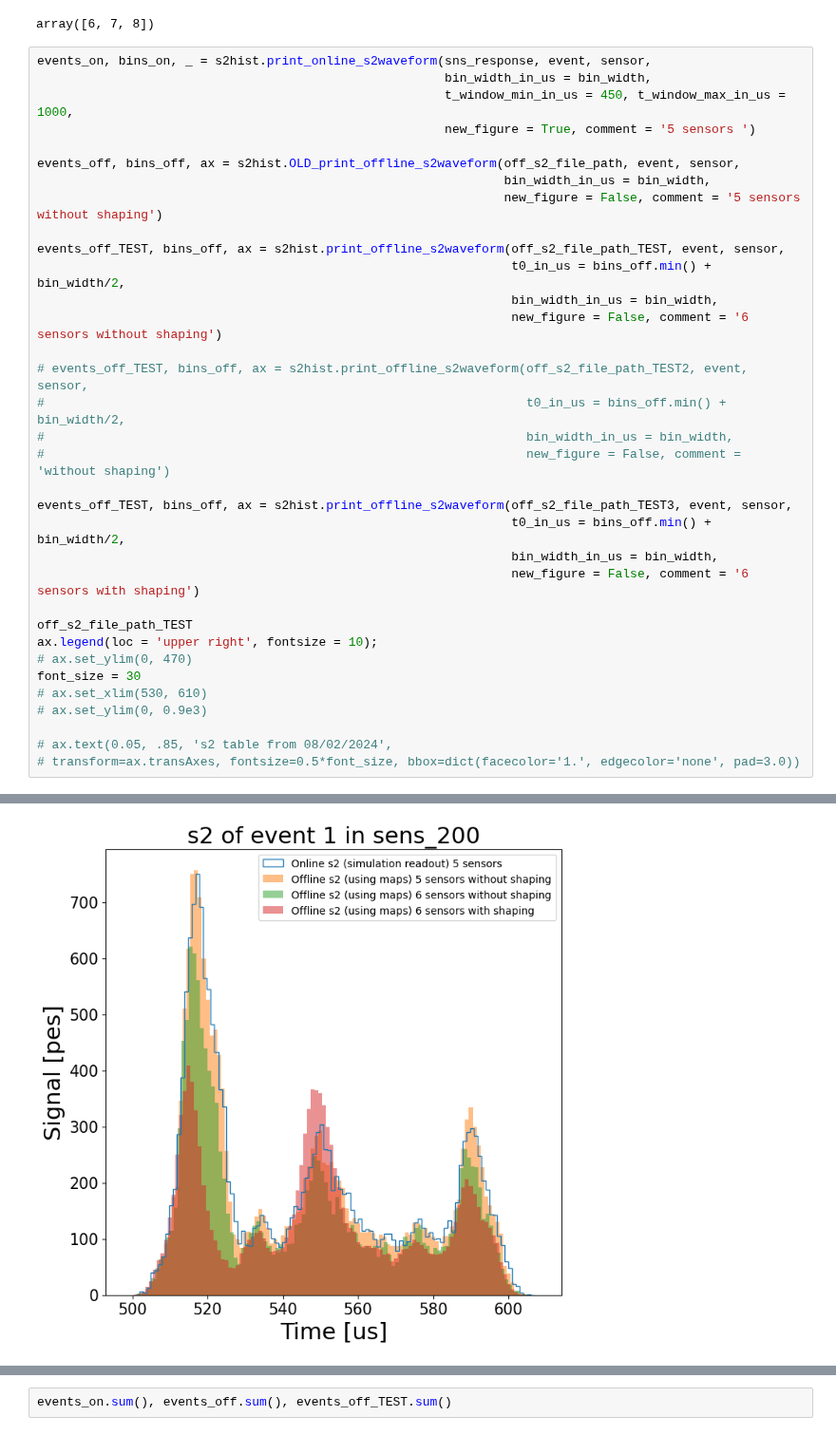
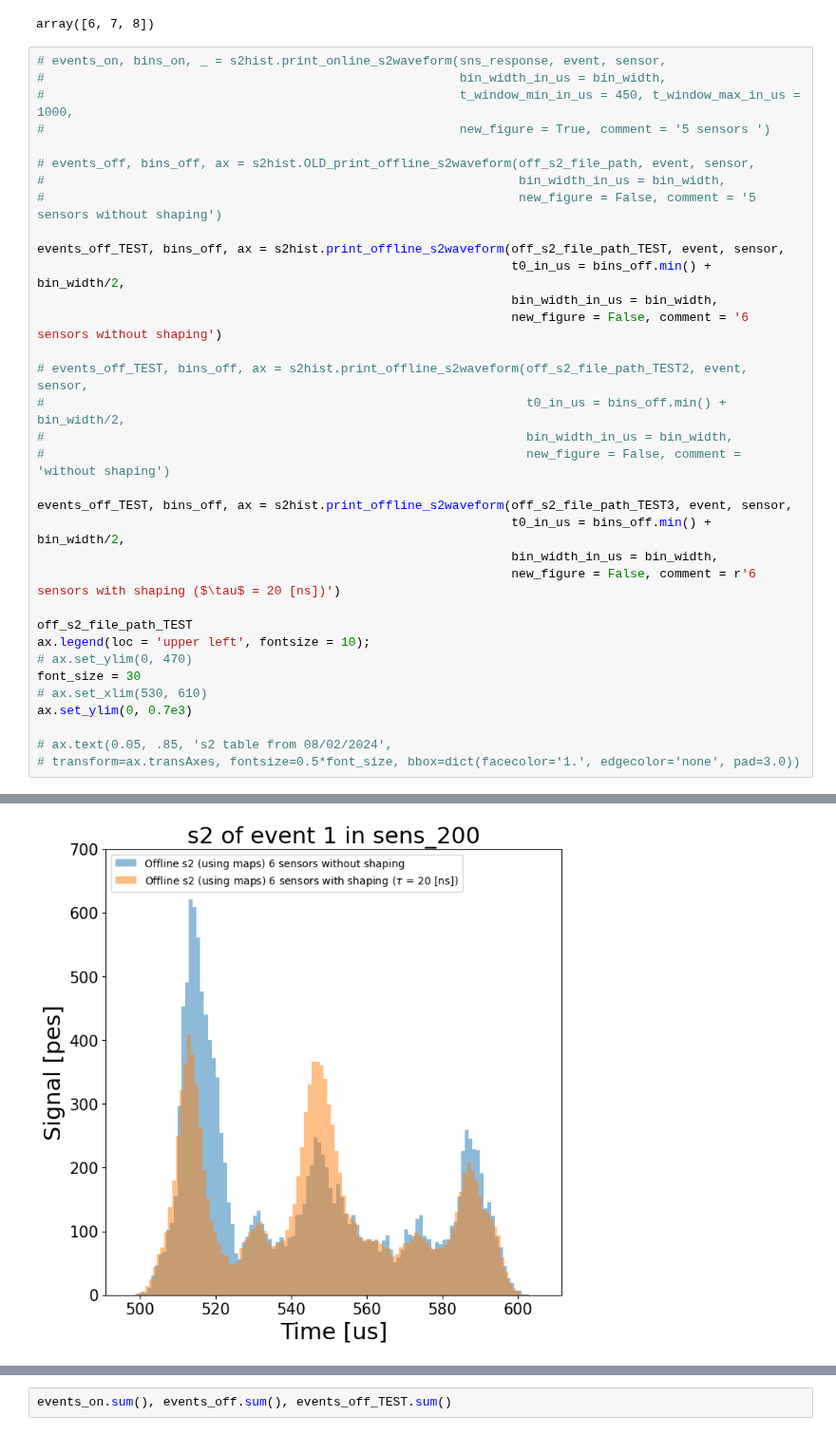
Before and after one commit to mariandbt/python, a Jupyter notebook: notebooks/20240228_s2_hists_waveforms.ipynb, the cells around one changed output, grey strips where cells are left out. Shown at 95% size. Cells and saved outputs as stored; diff of their text form.

```diff
--- a/notebooks/20240228_s2_hists_waveforms.ipynb
+++ b/notebooks/20240228_s2_hists_waveforms.ipynb
@@ -136,14 +136,14 @@ np.array([1, 2, 3]) + 5
 # %% [output]
 array([6, 7, 8])
 # %%
-events_on, bins_on, _ = s2hist.print_online_s2waveform(sns_response, event, sensor,
-                                                       bin_width_in_us = bin_width,
-                                                       t_window_min_in_us = 450, t_window_max_in_us = 1000,
-                                                       new_figure = True, comment = '5 sensors ')
+# events_on, bins_on, _ = s2hist.print_online_s2waveform(sns_response, event, sensor,
+#                                                        bin_width_in_us = bin_width,
+#                                                        t_window_min_in_us = 450, t_window_max_in_us = 1000,
+#                                                        new_figure = True, comment = '5 sensors ')
 
-events_off, bins_off, ax = s2hist.OLD_print_offline_s2waveform(off_s2_file_path, event, sensor,
-                                                               bin_width_in_us = bin_width,
-                                                               new_figure = False, comment = '5 sensors without shaping')
+# events_off, bins_off, ax = s2hist.OLD_print_offline_s2waveform(off_s2_file_path, event, sensor,
+#                                                                bin_width_in_us = bin_width,
+#                                                                new_figure = False, comment = '5 sensors without shaping')
 
 events_off_TEST, bins_off, ax = s2hist.print_offline_s2waveform(off_s2_file_path_TEST, event, sensor,
                                                                 t0_in_us = bins_off.min() + bin_width/2,
@@ -158,14 +158,14 @@ events_off_TEST, bins_off, ax = s2hist.print_offline_s2waveform(off_s2_file_path
 events_off_TEST, bins_off, ax = s2hist.print_offline_s2waveform(off_s2_file_path_TEST3, event, sensor,
                                                                 t0_in_us = bins_off.min() + bin_width/2,
                                                                 bin_width_in_us = bin_width,
-                                                                new_figure = False, comment = '6 sensors with shaping')
+                                                                new_figure = False, comment = r'6 sensors with shaping ($\tau$ = 20 [ns])')
 
 off_s2_file_path_TEST
-ax.legend(loc = 'upper right', fontsize = 10);
+ax.legend(loc = 'upper left', fontsize = 10);
 # ax.set_ylim(0, 470)
 font_size = 30
 # ax.set_xlim(530, 610)
-# ax.set_ylim(0, 0.9e3)
+ax.set_ylim(0, 0.7e3)
 
 # ax.text(0.05, .85, 's2 table from 08/02/2024',
 # transform=ax.transAxes, fontsize=0.5*font_size, bbox=dict(facecolor='1.', edgecolor='none', pad=3.0))
@@ -173 +175 @@ font_size = 30
-[figure, old version]
+[figure, new version]
```
Also changed, not shown: parts of 6 cells of this notebook, 4 other files.
